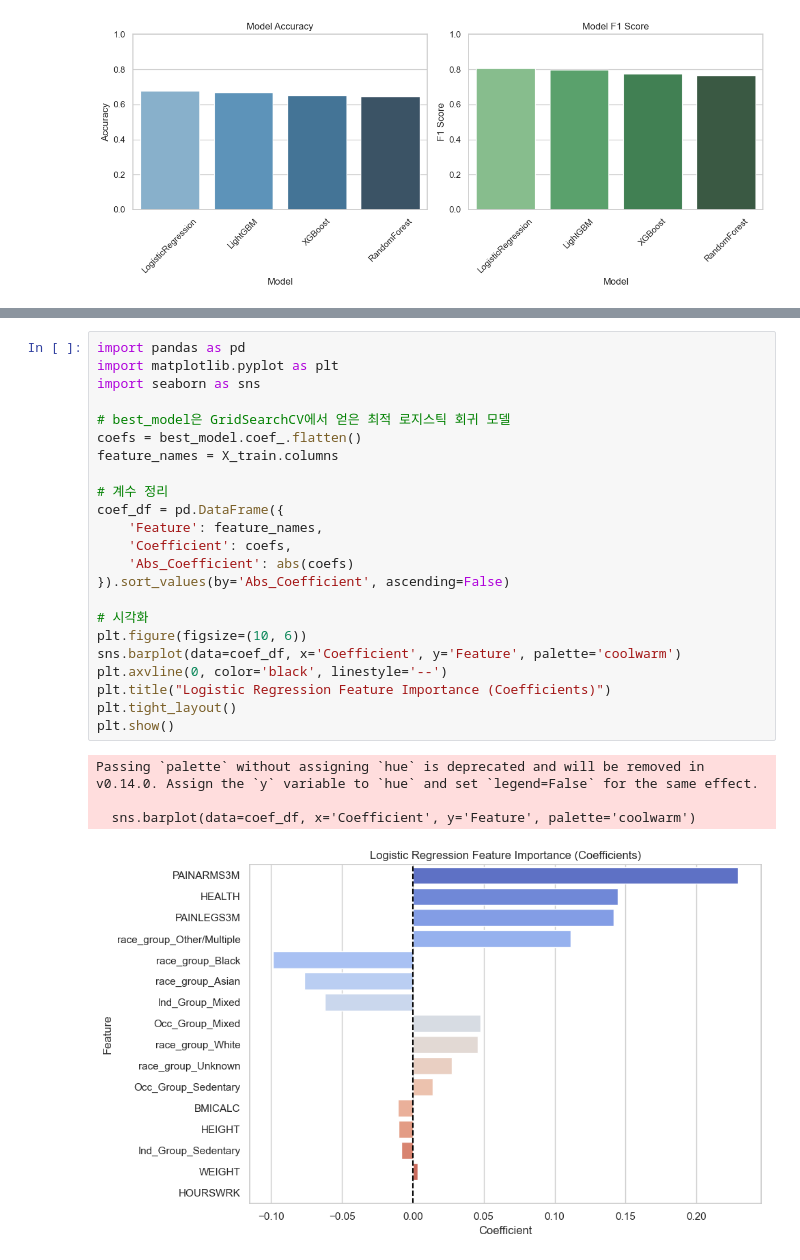
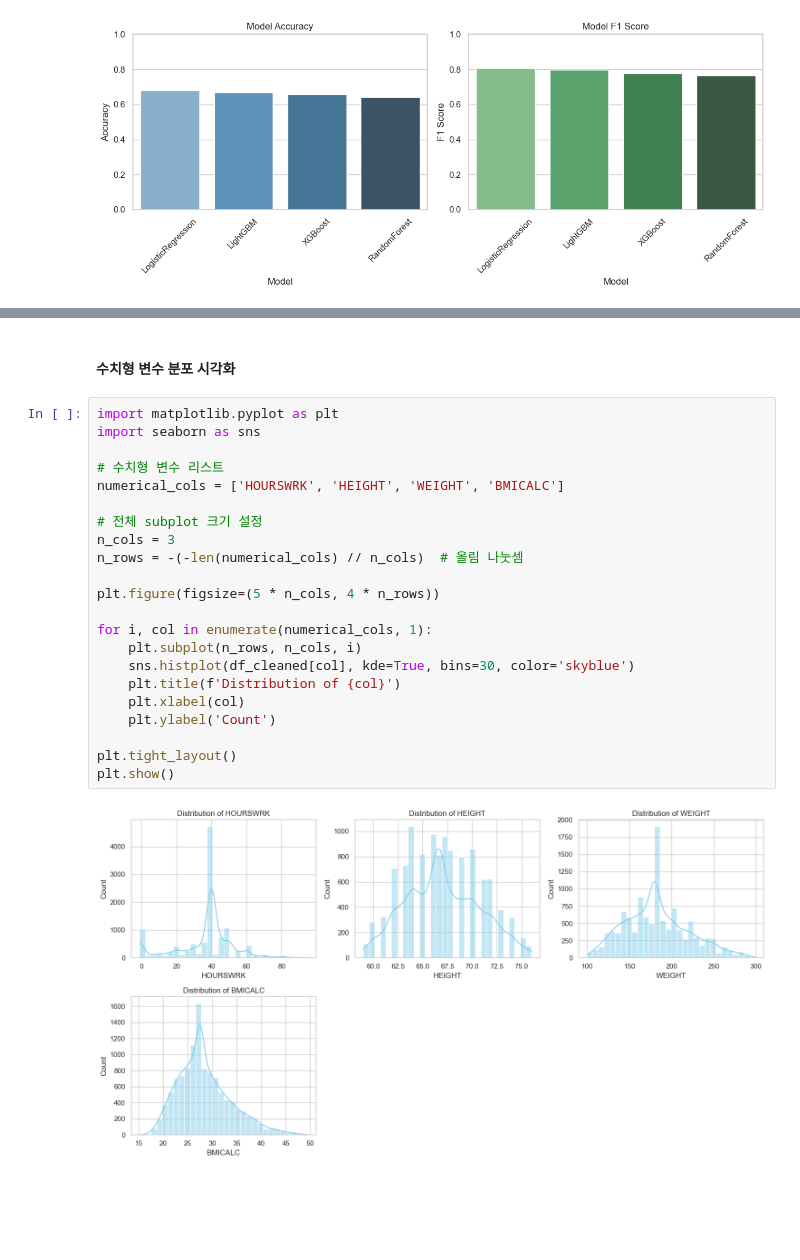
Before and after one commit to merware4969/MLproject, a Jupyter notebook: eda.ipynb, the cells around one changed output, grey strips where cells are left out. Drawn from its saved outputs; the diff is of its cells as text; blank space fills up the shorter version.

Commit message:
add clean_data, best_model, requirements.txt

```diff
--- a/eda.ipynb
+++ b/eda.ipynb
@@ -870,28 +784,26 @@ print(tabulate(result_table, headers='keys', tablefmt='pretty'))
-# %%
-import pandas as pd
-import matplotlib.pyplot as plt
-import seaborn as sns
-
-# best_model은 GridSearchCV에서 얻은 최적 로지스틱 회귀 모델
-coefs = best_model.coef_.flatten()
-feature_names = X_train.columns
-
-# 계수 정리
-coef_df = pd.DataFrame({
-    'Feature': feature_names,
-    'Coefficient': coefs,
-    'Abs_Coefficient': abs(coefs)
-}).sort_values(by='Abs_Coefficient', ascending=False)
-
-# 시각화
-plt.figure(figsize=(10, 6))
-sns.barplot(data=coef_df, x='Coefficient', y='Feature', palette='coolwarm')
-plt.axvline(0, color='black', linestyle='--')
-plt.title("Logistic Regression Feature Importance (Coefficients)")
-plt.tight_layout()
-plt.show()
-# %% [output]
-Passing `palette` without assigning `hue` is deprecated and will be removed in v0.14.0. Assign the `y` variable to `hue` and set `legend=False` for the same effect.
-
-  sns.barplot(data=coef_df, x='Coefficient', y='Feature', palette='coolwarm')
-[figure, removed]
+# %% [markdown]
+#### 수치형 변수 분포 시각화
+# %%
+import matplotlib.pyplot as plt
+import seaborn as sns
+
+# 수치형 변수 리스트
+numerical_cols = ['HOURSWRK', 'HEIGHT', 'WEIGHT', 'BMICALC']
+
+# 전체 subplot 크기 설정
+n_cols = 3
+n_rows = -(-len(numerical_cols) // n_cols)  # 올림 나눗셈
+
+plt.figure(figsize=(5 * n_cols, 4 * n_rows))
+
+for i, col in enumerate(numerical_cols, 1):
+    plt.subplot(n_rows, n_cols, i)
+    sns.histplot(df_cleaned[col], kde=True, bins=30, color='skyblue')
+    plt.title(f'Distribution of {col}')
+    plt.xlabel(col)
+    plt.ylabel('Count')
+
+plt.tight_layout()
+plt.show()
+# %% [output]
+[figure, added]
```
Also changed, not shown: parts of 33 cells of this notebook, 6 other files.
